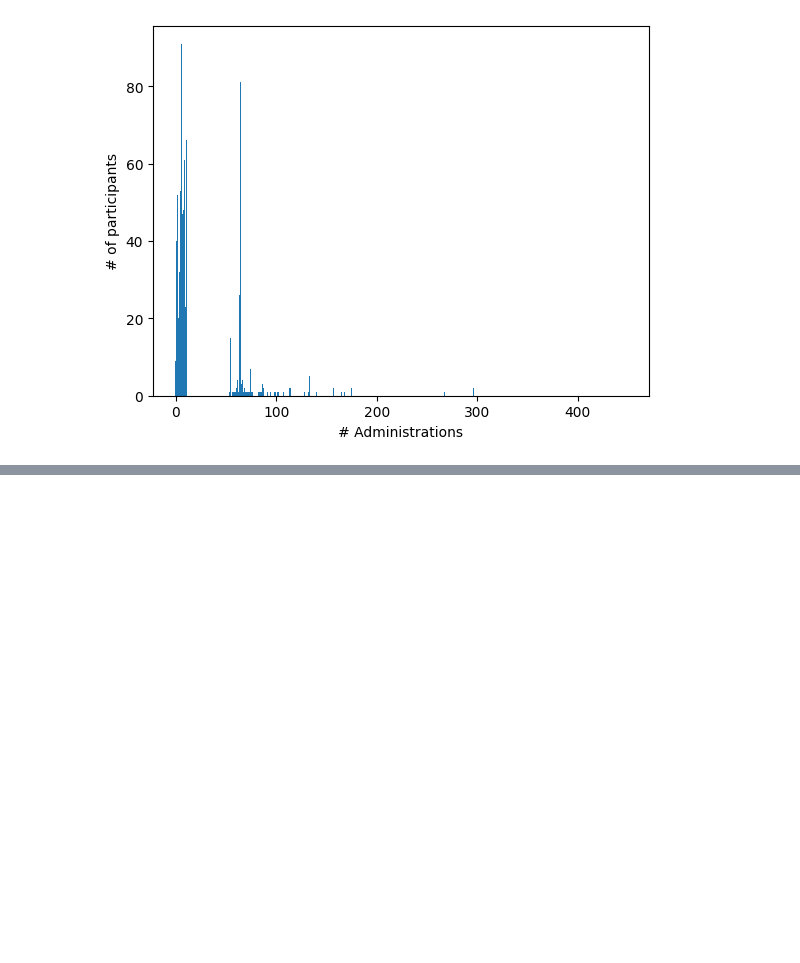
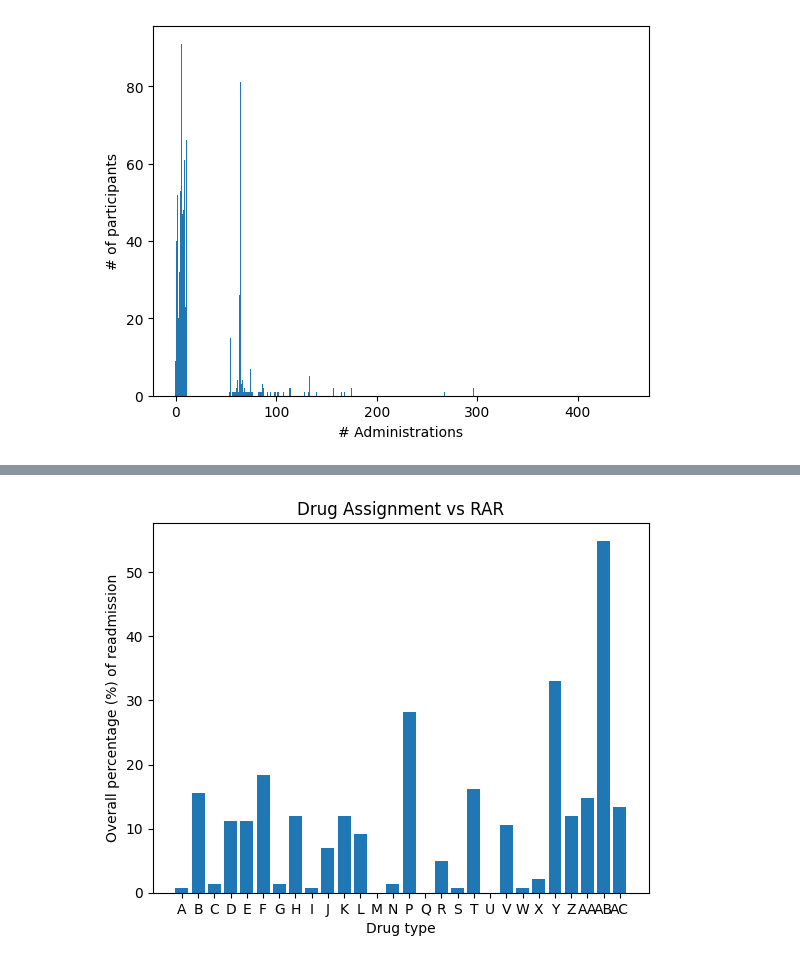
Before and after one commit to Precision-MD/precisionMD-model, a Jupyter notebook: EDA/EDA.ipynb, the cells around one changed output, grey strips where cells are left out. Drawn from its saved outputs; the diff is of its cells as text; code cells hidden in the pictures; blank space fills up the shorter version.

```diff
--- a/EDA/EDA.ipynb
+++ b/EDA/EDA.ipynb
@@ -408,0 +412,99 @@ Text(0.5, 0.98, 'Drug Assignment')
+# %%
+# Drug vs RAR (percentages)
+
+# condition 1
+rar = df['RAR'] == 1
+
+# condition 2
+drug_A_RAR = df['A'] != 0
+drug_B_RAR = df['B'] != 0
+drug_C_RAR = df['C'] != 0
+drug_D_RAR = df['D'] != 0
+drug_E_RAR = df['E'] != 0
+drug_F_RAR = df['F'] != 0
+drug_G_RAR = df['G'] != 0
+drug_H_RAR = df['H'] != 0
+drug_I_RAR = df['I'] != 0
+drug_J_RAR = df['J'] != 0
+drug_K_RAR = df['K'] != 0
+drug_L_RAR = df['L'] != 0
+drug_M_RAR = df['M'] != 0
+drug_N_RAR = df['N'] != 0
+drug_O_RAR = df['O'] != 0
+drug_P_RAR = df['P'] != 0
+drug_Q_RAR = df['Q'] != 0
+drug_R_RAR = df['R'] != 0
+drug_S_RAR = df['S'] != 0
+drug_T_RAR = df['T'] != 0
+drug_U_RAR = df['U'] != 0
+drug_V_RAR = df['V'] != 0
+drug_W_RAR = df['W'] != 0
+drug_X_RAR = df['X'] != 0
+drug_Y_RAR = df['Y'] != 0
+drug_Z_RAR = df['Z'] != 0
+drug_AA_RAR = df['AA'] != 0
+drug_AB_RAR = df['AB'] != 0
+drug_AC_RAR = df['AC'] != 0
+drug_AD_RAR = df['AD'] != 0
+
+# Combine conditions
+combined_condition_A = rar & drug_A_RAR
+combined_condition_B = rar & drug_B_RAR
+combined_condition_C = rar & drug_C_RAR
+combined_condition_D = rar & drug_D_RAR
+combined_condition_E = rar & drug_E_RAR
+combined_condition_F = rar & drug_F_RAR
+combined_condition_G = rar & drug_G_RAR
+combined_condition_H = rar & drug_H_RAR
+combined_condition_I = rar & drug_I_RAR
+combined_condition_J = rar & drug_J_RAR
+combined_condition_K = rar & drug_K_RAR
+combined_condition_L = rar & drug_L_RAR
+combined_condition_M = rar & drug_M_RAR
+combined_condition_N = rar & drug_N_RAR
+combined_condition_O = rar & drug_O_RAR
+combined_condition_P = rar & drug_P_RAR
+combined_condition_Q = rar & drug_Q_RAR
+combined_condition_R = rar & drug_R_RAR
+combined_condition_S = rar & drug_S_RAR
+combined_condition_T = rar & drug_T_RAR
+combined_condition_U = rar & drug_U_RAR
+combined_condition_V = rar & drug_V_RAR
+combined_condition_W = rar & drug_W_RAR
+combined_condition_X = rar & drug_X_RAR
+combined_condition_Y = rar & drug_Y_RAR
+combined_condition_Z = rar & drug_Z_RAR
+combined_condition_AA = rar & drug_AA_RAR
+combined_condition_AB = rar & drug_AB_RAR
+combined_condition_AC = rar & drug_AC_RAR
+combined_condition_AD = rar & drug_AD_RAR
+
+# Count rows meeting both conditions
+# data = {'A': (df[combined_condition_A].shape[0]/drug_A_assigned) * 100, 'B': (df[combined_condition_B].shape[0]/drug_B_assigned) * 100, 'C': (df[combined_condition_C].shape[0]/drug_C_assigned) * 100, 'D': (df[combined_condition_D].shape[0]/drug_D_assigned) * 100,
+#         'E': (df[combined_condition_E].shape[0]/drug_E_assigned) * 100, 'F': (df[combined_condition_F].shape[0]/drug_F_assigned) * 100, 'G': (df[combined_condition_G].shape[0]/drug_G_assigned) * 100,
+#         'H': (df[combined_condition_H].shape[0]/drug_H_assigned) * 100, 'I': (df[combined_condition_I].shape[0]/drug_I_assigned) * 100, 'J': (df[combined_condition_J].shape[0]/drug_J_assigned) * 100, 'K': (df[combined_condition_K].shape[0]/drug_K_assigned) * 100,
+#         'L': (df[combined_condition_L].shape[0]/drug_L_assigned) * 100, 'M': (df[combined_condition_M].shape[0]/drug_M_assigned) * 100, 'N': (df[combined_condition_N].shape[0]/drug_N_assigned) * 100, 'O': (df[combined_condition_O].shape[0]/drug_O_assigned) * 100,
+#         'P': (df[combined_condition_P].shape[0]/drug_P_assigned) * 100, 'Q': (df[combined_condition_Q].shape[0]/drug_Q_assigned) * 100, 'R': (df[combined_condition_R].shape[0]/drug_R_assigned) * 100, 'S': (df[combined_condition_S].shape[0]/drug_S_assigned) * 100,
+#         'T': (df[combined_condition_T].shape[0]/drug_T_assigned) * 100, 'U': (df[combined_condition_U].shape[0]/drug_U_assigned) * 100, 'V': (df[combined_condition_V].shape[0]/drug_V_assigned) * 100, 'W': (df[combined_condition_W].shape[0]/drug_W_assigned) * 100,
+#         'X': (df[combined_condition_X].shape[0]/drug_X_assigned) * 100, 'Y': (df[combined_condition_Y].shape[0]/drug_Y_assigned) * 100, 'Z': (df[combined_condition_Z].shape[0]/drug_Z_assigned) * 100, 'AA': (df[combined_condition_AA].shape[0]/drug_AA_assigned) * 100,
+#         'AB': (df[combined_condition_AB].shape[0]/drug_AB_assigned) * 100, 'AC': (df[combined_condition_AC].shape[0]/drug_AC_assigned) * 100, 'AD': (df[combined_condition_AD].shape[0]/drug_AD_assigned) * 100}
+
+data = {'A': (df[combined_condition_A].shape[0]/num_rar) * 100, 'B': (df[combined_condition_B].shape[0]/num_rar) * 100, 'C': (df[combined_condition_C].shape[0]/num_rar) * 100, 'D': (df[combined_condition_D].shape[0]/num_rar) * 100,
+        'E': (df[combined_condition_E].shape[0]/num_rar) * 100, 'F': (df[combined_condition_F].shape[0]/num_rar) * 100, 'G': (df[combined_condition_G].shape[0]/num_rar) * 100, 'H': (df[combined_condition_H].shape[0]/num_rar)* 100,
+        'I': (df[combined_condition_I].shape[0]/num_rar) * 100, 'J': (df[combined_condition_J].shape[0]/num_rar) * 100, 'K': (df[combined_condition_K].shape[0]/num_rar) * 100,
+        'L': (df[combined_condition_L].shape[0]/num_rar) * 100, 'M': (df[combined_condition_M].shape[0]/num_rar) * 100, 'N': (df[combined_condition_N].shape[0]/num_rar) * 100,
+        'P': (df[combined_condition_P].shape[0]/num_rar) * 100, 'Q': (df[combined_condition_Q].shape[0]/num_rar) * 100, 'R': (df[combined_condition_R].shape[0]/num_rar) * 100,
+        'S': (df[combined_condition_S].shape[0]/num_rar) * 100, 'T': (df[combined_condition_T].shape[0]/num_rar) * 100, 'U': (df[combined_condition_U].shape[0]/num_rar) * 100,
+        'V': (df[combined_condition_V].shape[0]/num_rar) * 100, 'W': (df[combined_condition_W].shape[0]/num_rar) * 100, 'X': (df[combined_condition_X].shape[0]/num_rar) * 100,
+        'Y': (df[combined_condition_Y].shape[0]/num_rar) * 100, 'Z': (df[combined_condition_Z].shape[0]/num_rar) * 100,
+        'AA': (df[combined_condition_AA].shape[0]/num_rar) * 100, 'AB': (df[combined_condition_AB].shape[0]/num_rar) * 100, 'AC': (df[combined_condition_AC].shape[0]/num_rar) * 100}
+names = list(data.keys())
+values = list(data.values())
+
+fig, axs = plt.subplots()
+axs.bar(names, values)
+
+plt.xlabel("Drug type")
+plt.ylabel("Overall percentage (%) of readmission")
+plt.title('Drug Assignment vs RAR')
+# %% [output]
@@ -408,0 +512 @@ Text(0.5, 0.98, 'Drug Assignment')
+[figure, added]
```
Also changed, not shown: parts of 2 cells of this notebook.
